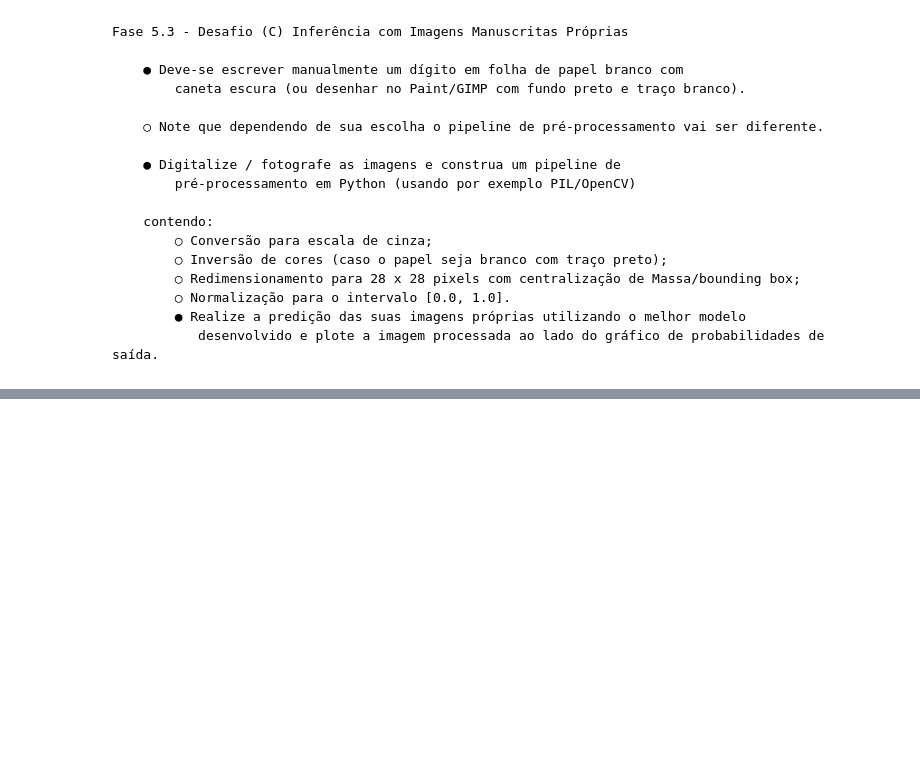
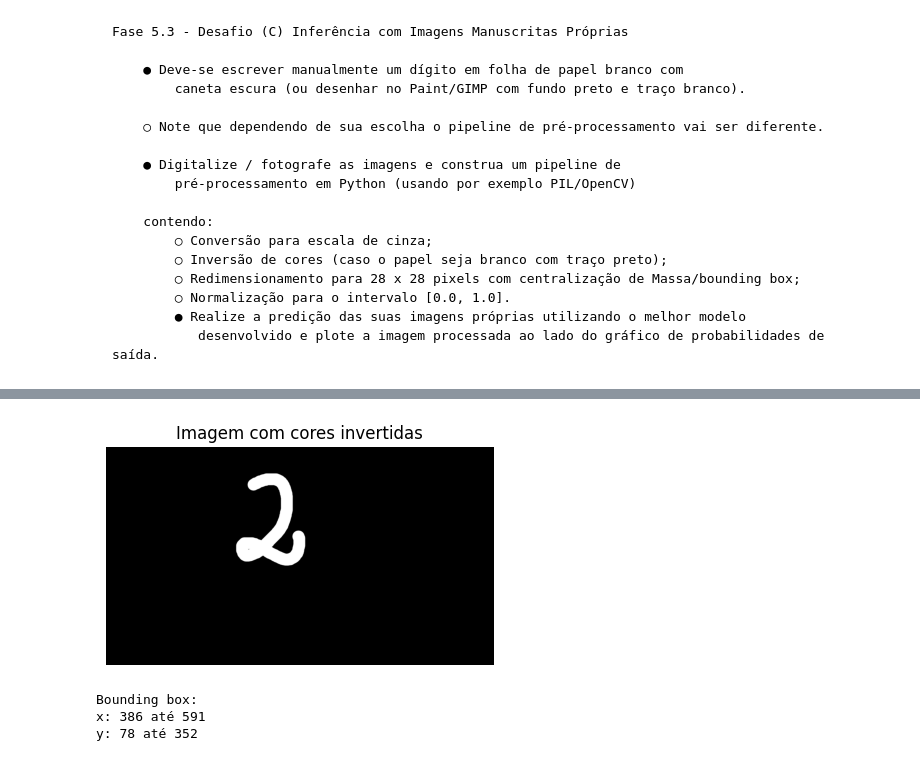
Before and after one commit to rafadebem1-cpu/Analise_preditiva_digitos_manuscritos, a Jupyter notebook: mproj_mod2.ipynb, the cells around one changed output, grey strips where cells are left out. Cells and saved outputs as stored; diff of their text form; code cells hidden in the pictures; blank space fills up the shorter version.

```diff
--- a/mproj_mod2.ipynb
+++ b/mproj_mod2.ipynb
@@ -1672,0 +1706,30 @@ Portanto, o experimento mostra que o modelo apresentou excelente desempenho no c
+# %%
+# inverter cores
+# pipeline precisa fazer a inversão de cores antes de enviar a imagem ao SVM, porque o MNIST trabalha com fundo escuro e dígito claro.
+
+imagem_invertida = ImageOps.invert(imagem_cinza)
+
+plt.figure(figsize=(5, 5))
+plt.imshow(imagem_invertida, cmap="gray")
+plt.axis("off")
+plt.title("Imagem com cores invertidas")
+plt.show()
+# %% [output]
+[figure, added]
+# %%
+#  Encontrar o Bounding Box (encontrar onde estão os pixels que pertencem ao dígito.)
+
+array_imagem = np.array(imagem_invertida)
+
+pixels = np.argwhere(array_imagem > 30)
+
+y_min, x_min = pixels.min(axis=0)
+y_max, x_max = pixels.max(axis=0)
+
+print("Bounding box:")
+print("x:", x_min, "até", x_max)
+print("y:", y_min, "até", y_max)
+# %% [output]
+Bounding box:
+x: 386 até 591
+y: 78 até 352
```
Also changed, not shown: parts of 27 cells of this notebook, 5 other files.
